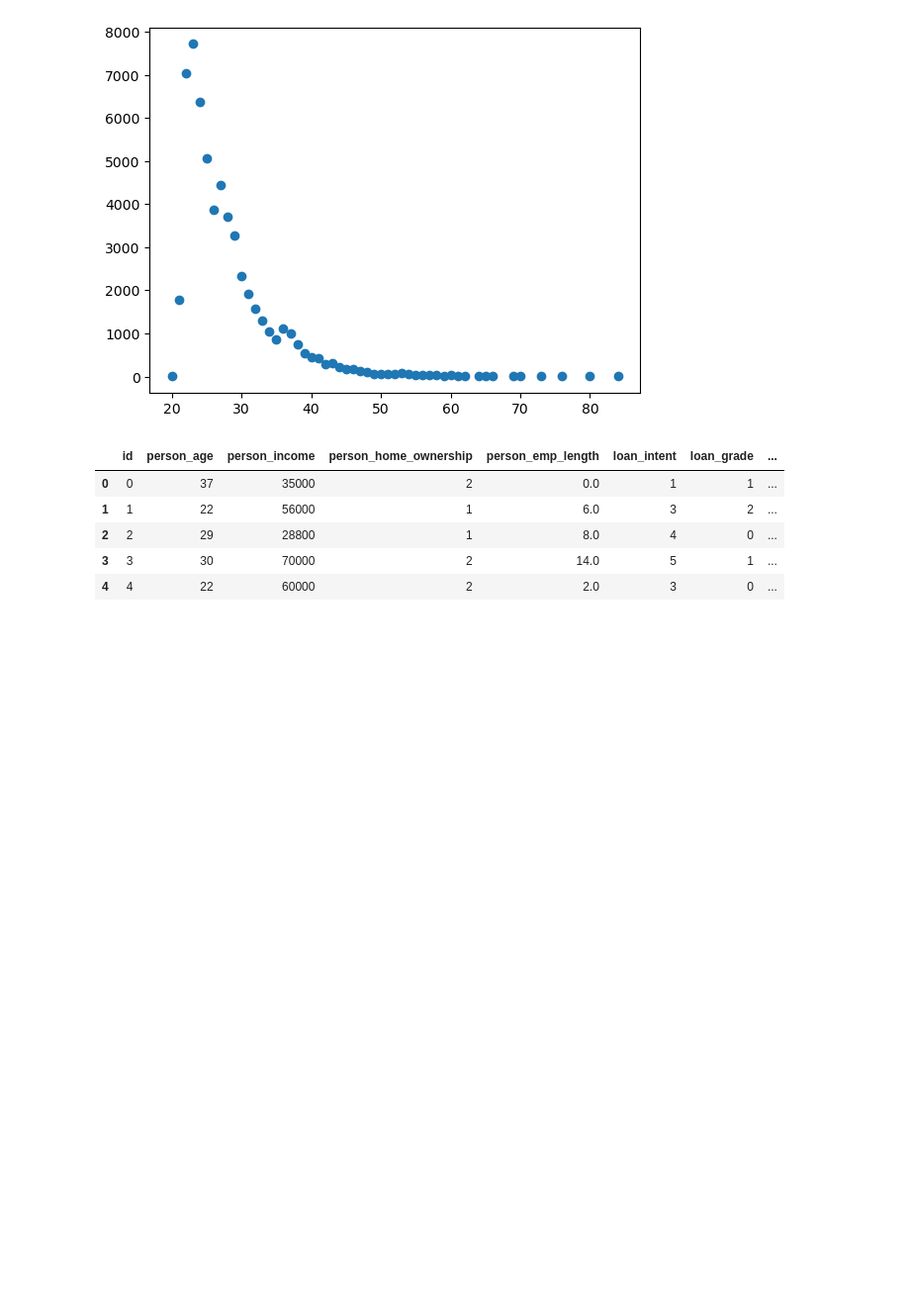
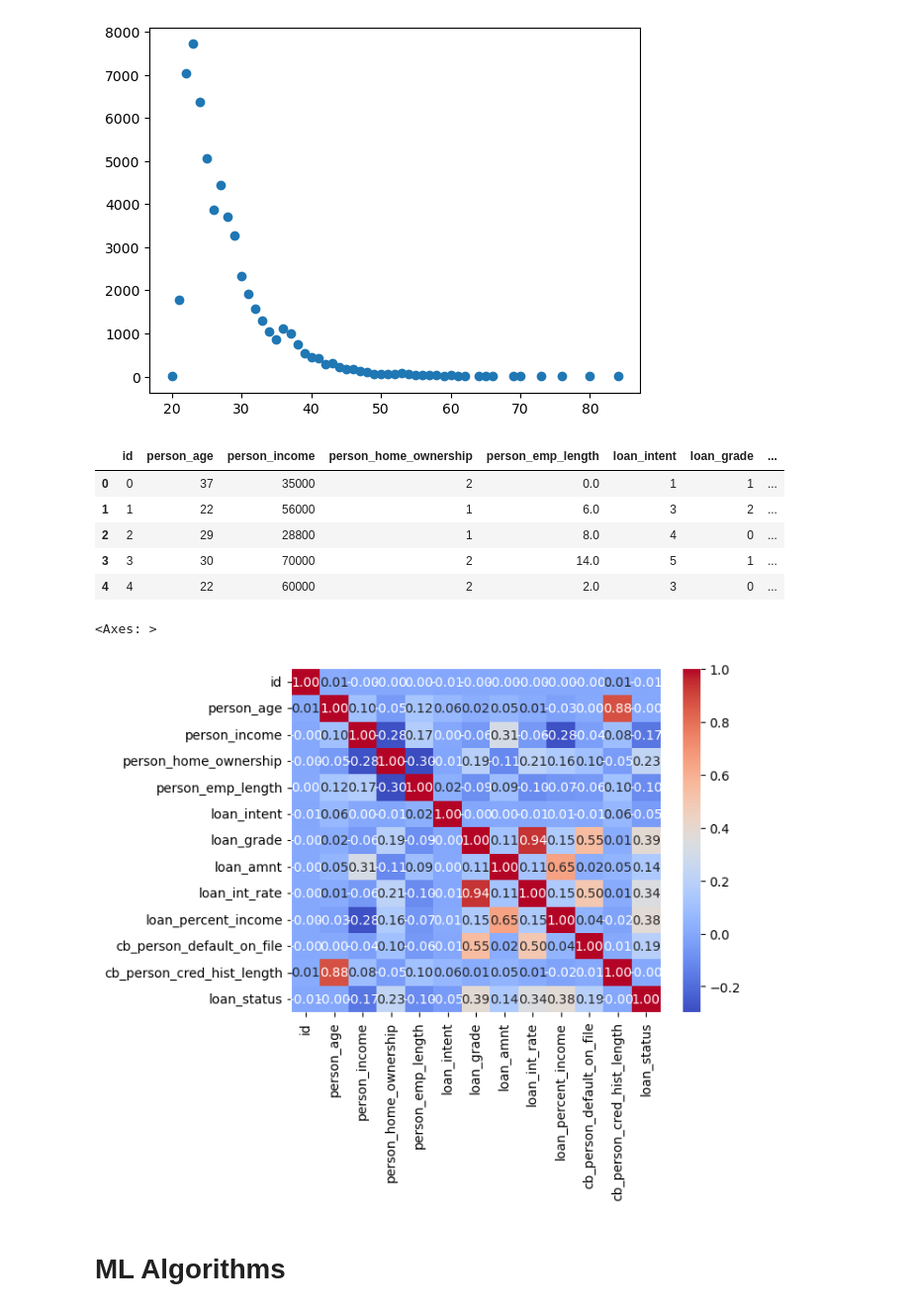
Before and after one commit to VithushanE/LoanApprovalPrediction, a Jupyter notebook: Loan Approval Prediction.ipynb, the cells around one changed output. Shown at 99% size. Drawn from its saved outputs; the diff is of its cells as text; code cells hidden in the pictures; blank space fills up the shorter version.

```diff
--- a/Loan Approval Prediction.ipynb
+++ b/Loan Approval Prediction.ipynb
@@ -248,3 +247,12 @@ data2.head()
 | 2 | 2 | 29 | 28800 | 1 | 8.0 | 4 | 0 | ... |
 | 3 | 3 | 30 | 70000 | 2 | 14.0 | 5 | 1 | ... |
 | 4 | 4 | 22 | 60000 | 2 | 2.0 | 3 | 0 | ... |
+# %%
+# Correlation Heatmap to understand better relationships
+
+corr = data2.corr()
+
+sns.heatmap(corr, annot=True, cmap='coolwarm', fmt='.2f', cbar=True)
+# %% [output]
+<Axes: >
+[figure, added]
@@ -250,0 +265,2 @@ data2.head()
+# %% [markdown]
+# ML Algorithms
```
Also changed, not shown: parts of 4 cells of this notebook.
